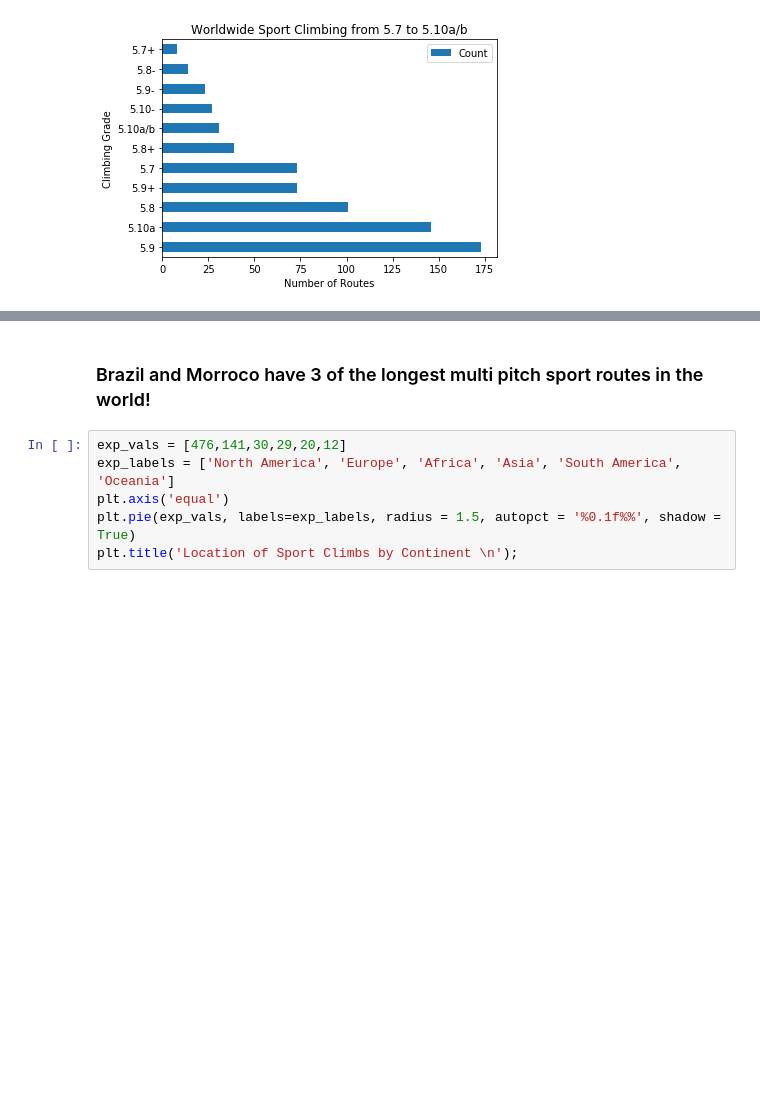
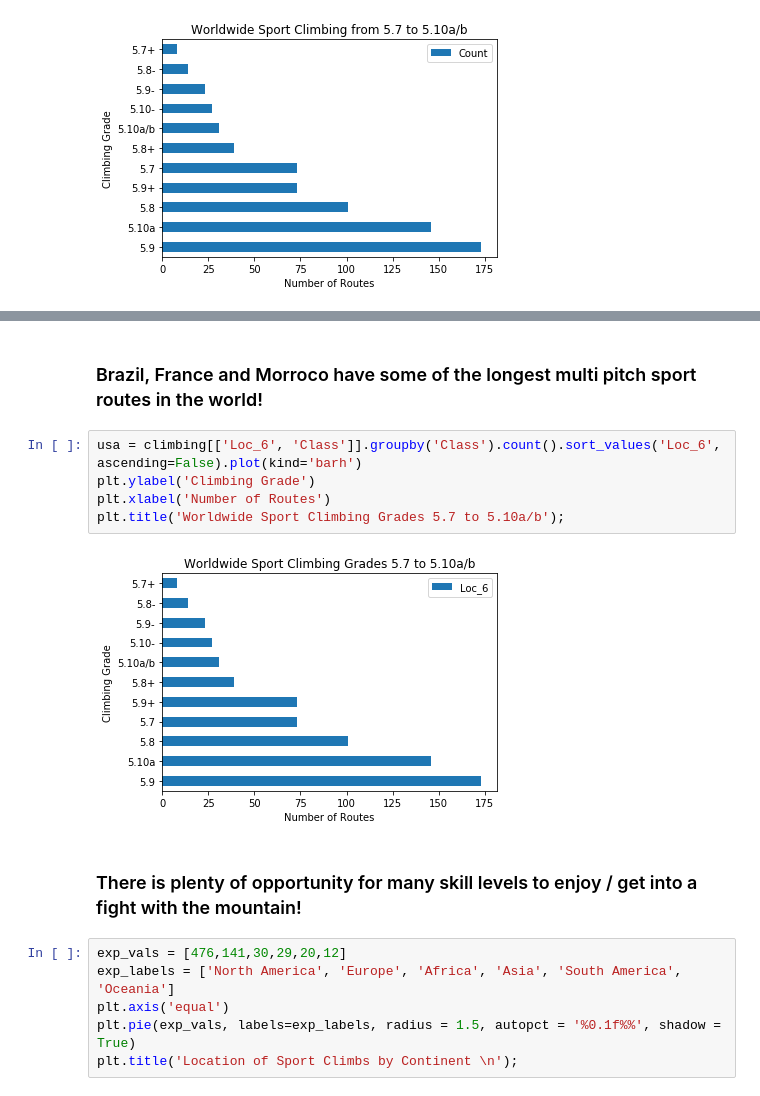
Before and after one commit to andrew2code/multi_pitch, a Jupyter notebook: report.ipynb, the cells around one changed output, grey strips where cells are left out. Cells and saved outputs as stored; diff of their text form; blank space fills up the shorter version.

```diff
--- a/report.ipynb
+++ b/report.ipynb
@@ -48,7 +48,16 @@ sport.sort_values('Pitches', ascending = False).head(10)
 | 680 | Steinadlerroute | 4.0 | 12 | 1400.0 | 427.0 | 46.34470 | 7.86177 | Wiwanni | ... |
 | 85 | Blue Line | 3.3 | 12 | 1000.0 | 305.0 | 36.90850 | -4.76030 | Suiza | ... |
 # %% [markdown]
-### Brazil and Morroco have 3 of the longest multi pitch sport routes in the world!
+### Brazil, France and Morroco have some of the longest multi pitch sport routes in the world!
+# %%
+usa = climbing[['Loc_6', 'Class']].groupby('Class').count().sort_values('Loc_6', ascending=False).plot(kind='barh')
+plt.ylabel('Climbing Grade')
+plt.xlabel('Number of Routes')
+plt.title('Worldwide Sport Climbing Grades 5.7 to 5.10a/b');
+# %% [output]
+[figure, added]
+# %% [markdown]
+### There is plenty of opportunity for many skill levels to enjoy / get into a fight with the mountain!
 # %%
 exp_vals = [476,141,30,29,20,12]
 exp_labels = ['North America', 'Europe', 'Africa', 'Asia', 'South America', 'Oceania']
```
Also changed, not shown: parts of 16 cells of this notebook, 1 other file.
